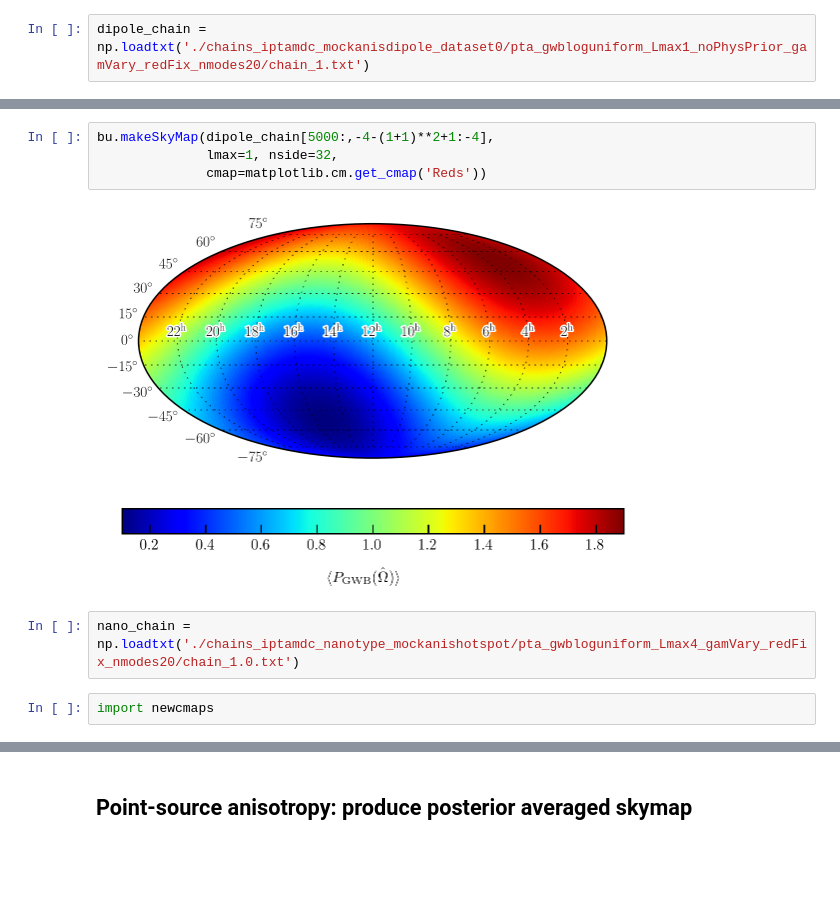
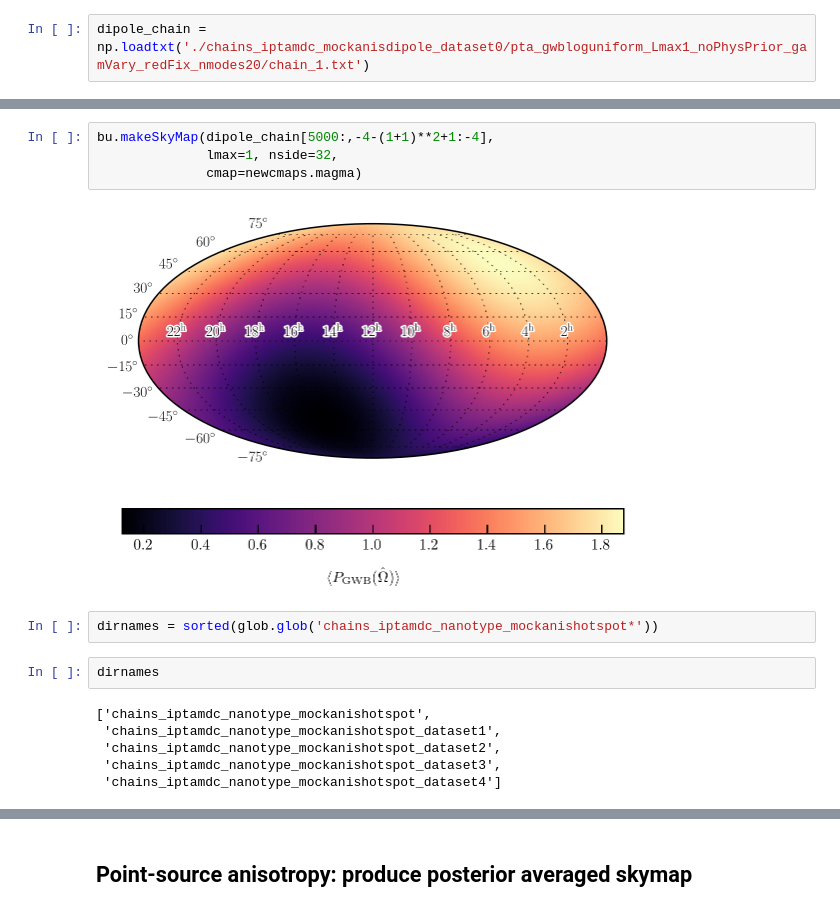
Before and after one commit to stevertaylor/NX01, a Jupyter notebook: process-anisotropy-maps.ipynb, the cells around one changed output, grey strips where cells are left out. Cells and saved outputs as stored; diff of their text form; blank space fills up the shorter version.

```diff
--- a/process-anisotropy-maps.ipynb
+++ b/process-anisotropy-maps.ipynb
@@ -111,10 +112,16 @@ dipole_chain.shape
 # %%
 bu.makeSkyMap(dipole_chain[5000:,-4-(1+1)**2+1:-4],
               lmax=1, nside=32,
-              cmap=matplotlib.cm.get_cmap('Reds'))
+              cmap=newcmaps.magma)
 # %% [output]
-[figure, old version]
+[figure, new version]
-# %%
-nano_chain = np.loadtxt('./chains_iptamdc_nanotype_mockanishotspot/pta_gwbloguniform_Lmax4_gamVary_redFix_nmodes20/chain_1.0.txt')
-# %%
-import newcmaps
+# %%
+dirnames = sorted(glob.glob('chains_iptamdc_nanotype_mockanishotspot*'))
+# %%
+dirnames
+# %% [output]
+['chains_iptamdc_nanotype_mockanishotspot',
+ 'chains_iptamdc_nanotype_mockanishotspot_dataset1',
+ 'chains_iptamdc_nanotype_mockanishotspot_dataset2',
+ 'chains_iptamdc_nanotype_mockanishotspot_dataset3',
+ 'chains_iptamdc_nanotype_mockanishotspot_dataset4']
```
Also changed, not shown: parts of 8 cells of this notebook, 3 other files.
